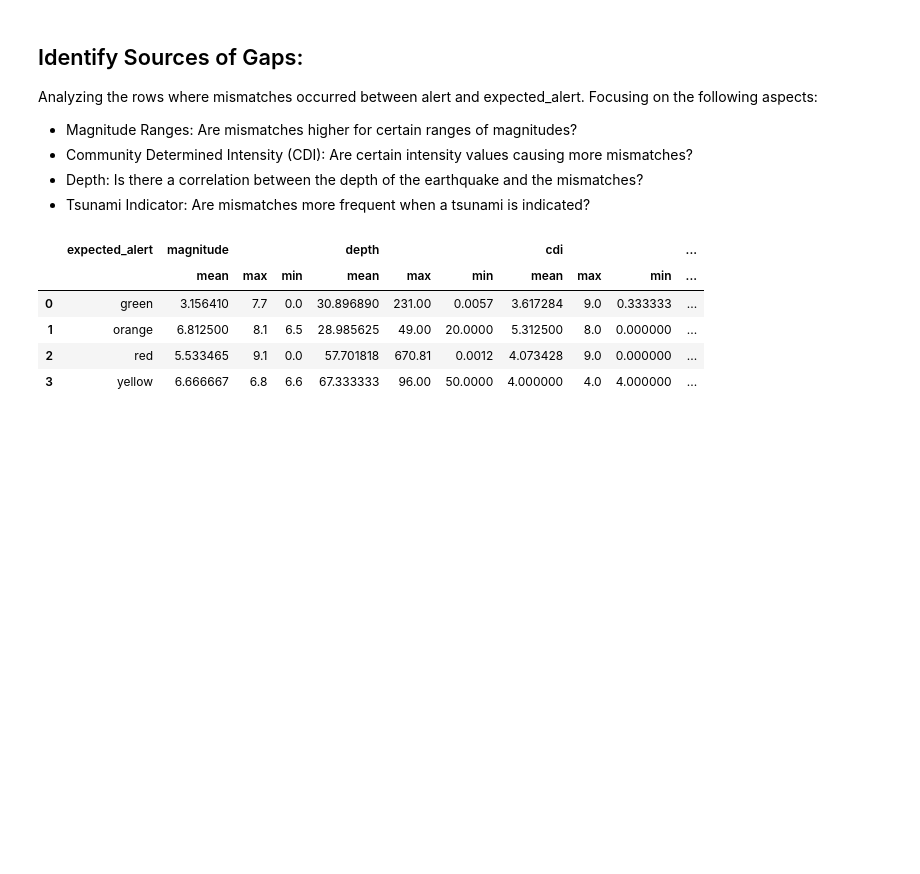
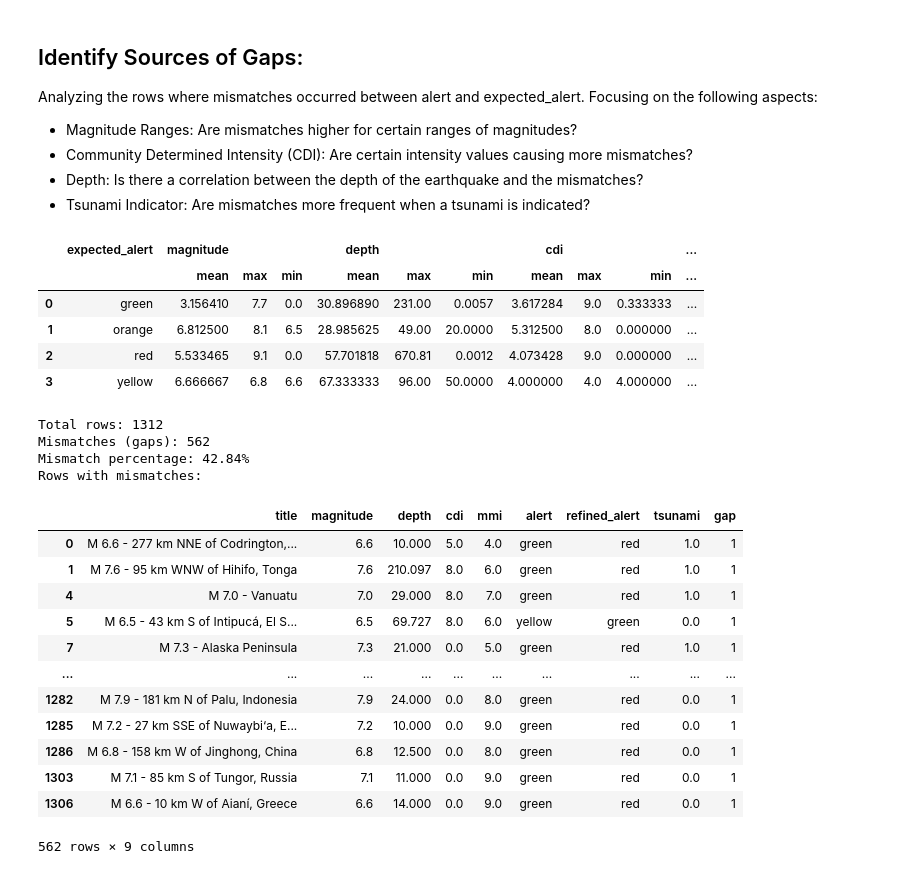
Before and after one commit to shivi13102/Earthquake_analysis, a Jupyter notebook: Alert_System_Evaluation.ipynb, the cells around one changed output. Saved outputs shown, nothing was run; the diff lists cells and outputs as text; code cells hidden in the pictures; blank space fills up the shorter version.

```diff
--- a/Alert_System_Evaluation.ipynb
+++ b/Alert_System_Evaluation.ipynb
@@ -301,3 +258,15 @@ display(mismatch_analysis)
 | 1 | orange | 6.812500 | 8.1 | 6.5 | 28.985625 | 49.00 | 20.0000 | 5.312500 | 8.0 | 0.000000 | ... |
 | 2 | red | 5.533465 | 9.1 | 0.0 | 57.701818 | 670.81 | 0.0012 | 4.073428 | 9.0 | 0.000000 | ... |
 | 3 | yellow | 6.666667 | 6.8 | 6.6 | 67.333333 | 96.00 | 50.0000 | 4.000000 | 4.0 | 4.000000 | ... |
+# %%
+def refined_alert(row):
+    if row['tsunami'] == 1:
+        return "red"
+    elif (row['magnitude'] >= 6.5 and row['depth'] < 30) and (row['cdi'] >= 7.5 or row['mmi'] >= 7.5):
+        return "red"
+    elif (row['magnitude'] >= 5.5 and 20 <= row['depth'] < 50) and (6 <= row['cdi'] < 7.5 or 6 <= row['mmi'] < 7.5):
+        return "orange"
+    elif (row['magnitude'] >= 4.0 and 50 <= row['depth'] < 100) and (4 <= row['cdi'] < 6 or 3 <= row['mmi'] < 6):
+        return "yellow"
+    else:
+        return "green"
@@ -303,0 +290,28 @@ display(mismatch_analysis)
+# %%
+# Display gap analysis results
+print(f"Total rows: {total_count}")
+print(f"Mismatches (gaps): {gap_count}")
+print(f"Mismatch percentage: {gap_percentage:.2f}%")
+
+# Display rows with mismatches
+gap_rows = df[df['gap'] == 1][['title', 'magnitude', 'depth', 'cdi', 'mmi', 'alert', 'refined_alert', 'tsunami', 'gap']]
+print("Rows with mismatches:")
+display(gap_rows)
+# %% [output]
+Total rows: 1312
+Mismatches (gaps): 562
+Mismatch percentage: 42.84%
+Rows with mismatches:
+|  | title | magnitude | depth | cdi | mmi | alert | refined_alert | tsunami | gap |
+| 0 | M 6.6 - 277 km NNE of Codrington,... | 6.6 | 10.000 | 5.0 | 4.0 | green | red | 1.0 | 1 |
+| 1 | M 7.6 - 95 km WNW of Hihifo, Tonga | 7.6 | 210.097 | 8.0 | 6.0 | green | red | 1.0 | 1 |
+| 4 | M 7.0 - Vanuatu | 7.0 | 29.000 | 8.0 | 7.0 | green | red | 1.0 | 1 |
+| 5 | M 6.5 - 43 km S of Intipucá, El S... | 6.5 | 69.727 | 8.0 | 6.0 | yellow | green | 0.0 | 1 |
+| 7 | M 7.3 - Alaska Peninsula | 7.3 | 21.000 | 0.0 | 5.0 | green | red | 1.0 | 1 |
+| ... | ... | ... | ... | ... | ... | ... | ... | ... | ... |
+| 1282 | M 7.9 - 181 km N of Palu, Indonesia | 7.9 | 24.000 | 0.0 | 8.0 | green | red | 0.0 | 1 |
+| 1285 | M 7.2 - 27 km SSE of Nuwaybi‘a, E... | 7.2 | 10.000 | 0.0 | 9.0 | green | red | 0.0 | 1 |
+| 1286 | M 6.8 - 158 km W of Jinghong, China | 6.8 | 12.500 | 0.0 | 8.0 | green | red | 0.0 | 1 |
+| 1303 | M 7.1 - 85 km S of Tungor, Russia | 7.1 | 11.000 | 0.0 | 9.0 | green | red | 0.0 | 1 |
+| 1306 | M 6.6 - 10 km W of Aianí, Greece | 6.6 | 14.000 | 0.0 | 9.0 | green | red | 0.0 | 1 |
+562 rows × 9 columns
```
Also changed, not shown: parts of 9 cells of this notebook.
